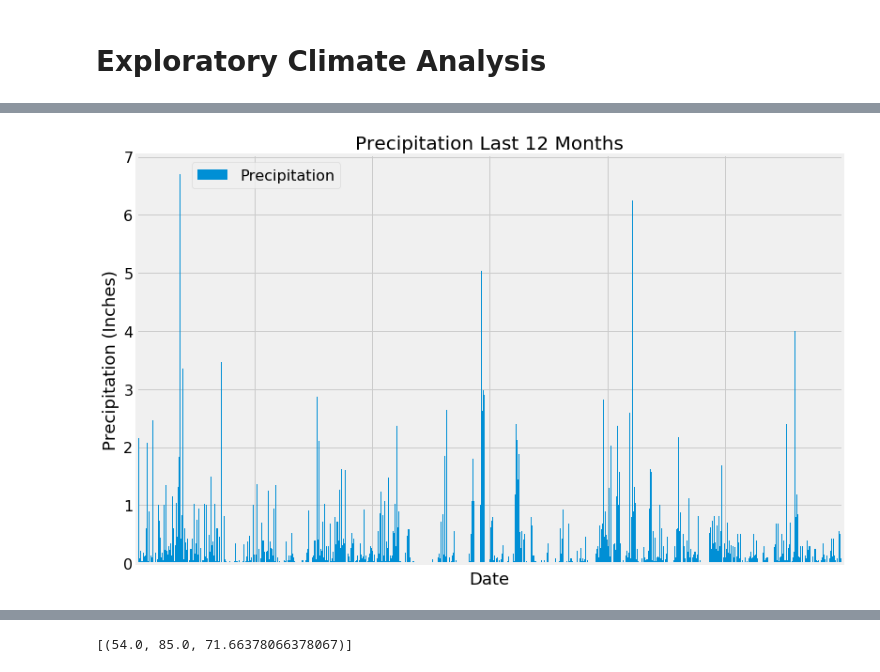
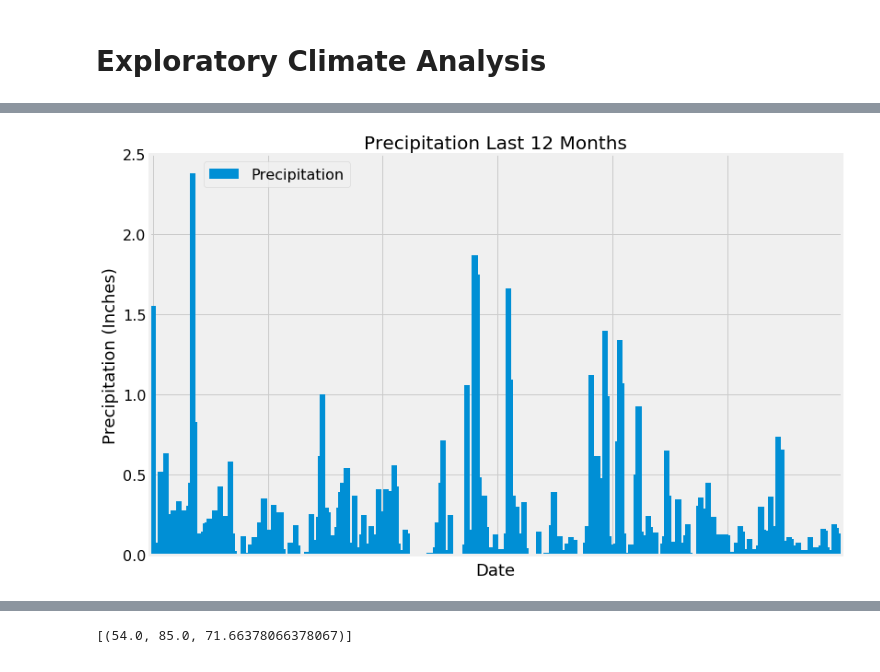
Before and after one commit to karikashah/climate_starter, a Jupyter notebook: climate_starter.ipynb, the cells around one changed output, grey strips where cells are left out. Cells and saved outputs as stored; diff of their text form; code cells hidden in the pictures.

```diff
--- a/climate_starter.ipynb
+++ b/climate_starter.ipynb
@@ -67,21 +72,19 @@ session = Session(engine)
 # %%
 # Design a query to retrieve the last 12 months of precipitation data and plot the results
 last_date = session.query(Measurement.date).order_by(Measurement.date.desc()).first().date
-print(last_date)
 
 # Calculate the date 1 year ago from the last data point in the database
 last_year = dt.datetime.strptime(last_date, '%Y-%m-%d') - dt.timedelta(days=365)
-print(last_year)
 
-# Perform a query to retrieve the data and precipitation scores
-# rain_results = session.query(Measurement.date, func.avg(Measurement.prcp)).\
+# Perform a query to retrieve the data and precipitation scores (Using avg precipitation data for each date)
+rain_results = session.query(Measurement.date, func.avg(Measurement.prcp)).\
+    filter(Measurement.date >= last_year).\
+    group_by(Measurement.date).all()
+
+# # Perform a query to retrieve the data and precipitation scores (working with actual data)
+# rain_results = session.query(Measurement.date, Measurement.prcp).\
 #     filter(Measurement.date >= last_year).\
-#     group_by(Measurement.date).all()
-
-rain_results = session.query(Measurement.date, Measurement.prcp).\
-    filter(Measurement.date >= last_year).\
-    order_by(Measurement.date).all()
-
+#     order_by(Measurement.date).all()
 
 # Save the query results as a Pandas DataFrame and set the index to the date column
 precipitation_df = pd.DataFrame(rain_results, columns=['Date', 'Precipitation'])
@@ -98,6 +101,7 @@ plt.legend(bbox_to_anchor=(.3,1), fontsize="16")
 plt.title("Precipitation Last 12 Months", size=20)
 plt.ylabel("Precipitation (Inches)", size=18)
 plt.xlabel("Date", size=18)
-plt.savefig("Output/Precipitation_orderby.png")
+# plt.savefig("Output/Precipitation_orderby.png")
+plt.savefig("Output/Precipitation_using_groupby.png")
 print(plt.show)
 # %% [output]
@@ -106,4 +108,4 @@ print(plt.show)
 <function show at 0x...>
-[figure, old version]
+[figure, new version]
 # %%
 # Use Pandas to calcualte the summary statistics for the precipitation data
```
Also changed, not shown: parts of 12 cells of this notebook, 1 other file.
